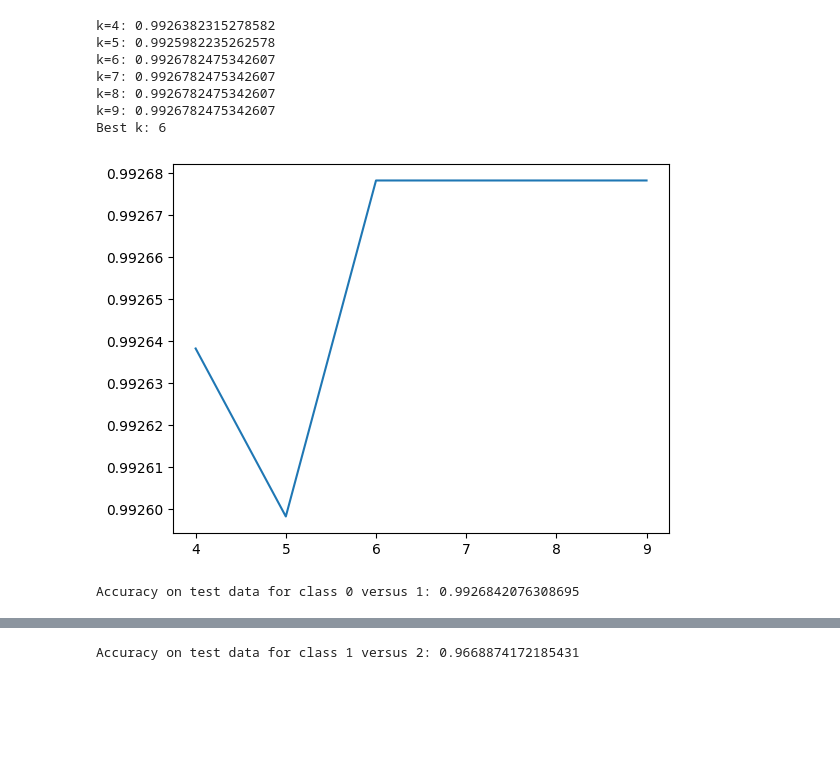
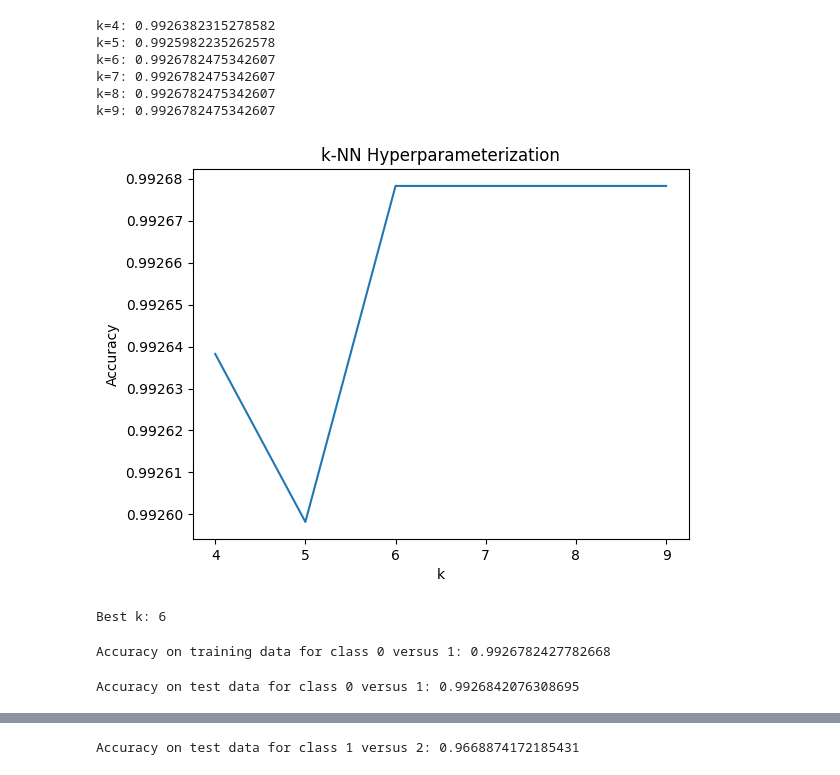
Before and after one commit to boncui/514-PA2, a Jupyter notebook: KNN.ipynb, the cells around one changed output, grey strips where cells are left out. Saved outputs shown, nothing was run; the diff lists cells and outputs as text; code cells hidden in the pictures; blank space fills up the shorter version.

```diff
--- a/KNN.ipynb
+++ b/KNN.ipynb
@@ -74,36 +74,46 @@ print(testing_data_preprocessed.head())
 # %%
 # perform 5-fold cross validation on the training dataset on the binary classification problem of class 0 versus 1
 k_values = range(4, 10)
 cross_val_scores = []
 training_data_x = training_data_preprocessed_01.drop('Class', axis=1)
 for k in k_values:
     knn_hyperparameterization = KNeighborsClassifier(n_neighbors=k)
     scores = cross_val_score(knn_hyperparameterization, training_data_x, training_data_preprocessed_01['Class'], cv=5, scoring='accuracy')
     cross_val_scores.append(scores.mean())
 
 for i in range(len(k_values)):
     print(f'k={k_values[i]}: {cross_val_scores[i]}')
 
 plt.plot(k_values, cross_val_scores)
+plt.xlabel('k')
+plt.ylabel('Accuracy')
+plt.title('k-NN Hyperparameterization')
+plt.show()
 print(f'Best k: {k_values[np.argmax(cross_val_scores)]}')
 # %% [output]
 k=4: 0.9926382315278582
 k=5: 0.9925982235262578
 k=6: 0.9926782475342607
 k=7: 0.9926782475342607
 k=8: 0.9926782475342607
 k=9: 0.9926782475342607
-Best k: 6
-[figure, old version]
+[figure, new version]
+Best k: 6
 # %%
-# train the model on the training dataset with the best k value and evaluate it on the test dataset
+# train the model on the training dataset with the best k value and evaluate it on the test dataset in the following cell
 best_k = k_values[np.argmax(cross_val_scores)]
 knn = KNeighborsClassifier(n_neighbors=best_k)
 knn.fit(training_data_preprocessed_01.drop('Class', axis=1), training_data_preprocessed_01['Class'])
-knn_score = knn.score(testing_data_preprocessed_01.drop('Class', axis=1), testing_data_preprocessed_01['Class'])
-print(f'Accuracy on test data for class 0 versus 1: {knn_score}')
+
+knn_score = knn.score(training_data_preprocessed_01.drop('Class', axis=1), training_data_preprocessed_01['Class'])
+print(f'Accuracy on training data for class 0 versus 1: {knn_score}')
 # %% [output]
-Accuracy on test data for class 0 versus 1: 0.9926842076308695
+Accuracy on training data for class 0 versus 1: 0.9926782427782668
+# %%
+knn_score = knn.score(testing_data_preprocessed_01.drop('Class', axis=1), testing_data_preprocessed_01['Class'])
+print(f'Accuracy on test data for class 0 versus 1: {knn_score}')
+# %% [output]
+Accuracy on test data for class 0 versus 1: 0.9926842076308695
 # %%
 # perform 5-fold cross validation on the training dataset on the binary classification problem of class 0 versus 2
 k_values = range(4, 10)
```
Also changed, not shown: parts of 6 cells of this notebook, 1 other file.
